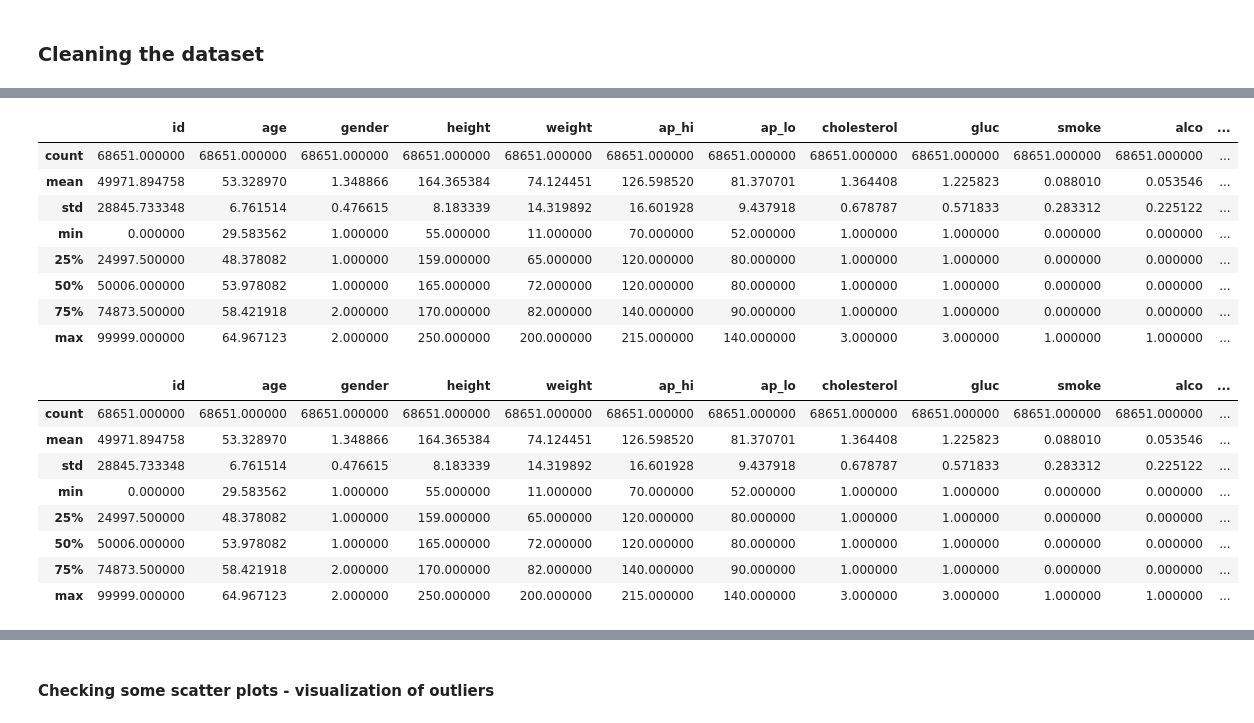
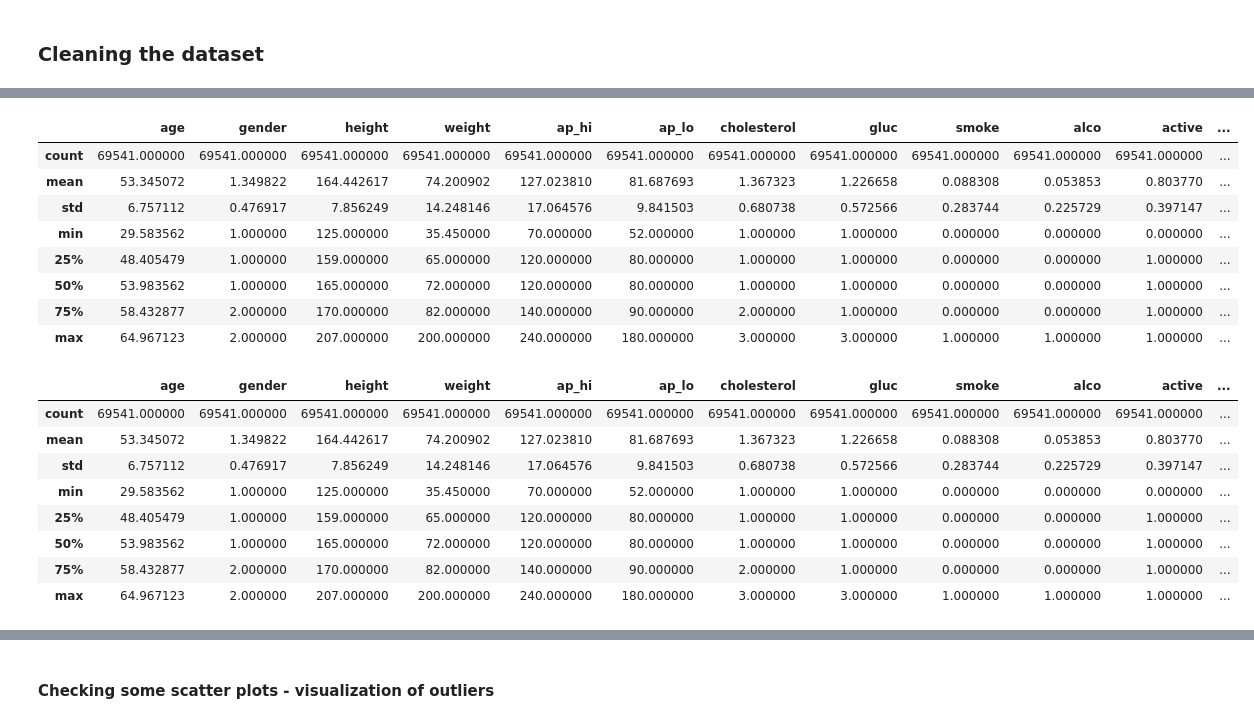
Before and after one commit to infoshareacademy/jdszr3-datavirus, a Jupyter notebook: PYTHON/code/EDA.ipynb, the cells around one changed output, grey strips where cells are left out. Drawn from its saved outputs; the diff is of its cells as text; code cells hidden in the pictures.

```diff
--- a/PYTHON/code/EDA.ipynb
+++ b/PYTHON/code/EDA.ipynb
@@ -171,3 +172,7 @@ data.describe()
 | 50% | 50001.500000 | 53.980822 | 1.000000 | 165.000000 | 72.000000 | 120.000000 | 80.000000 | 1.000000 | 1.000000 | 0.000000 | 0.000000 | ... |
 | 75% | 74889.250000 | 58.430137 | 2.000000 | 170.000000 | 82.000000 | 140.000000 | 90.000000 | 2.000000 | 1.000000 | 0.000000 | 0.000000 | ... |
 | max | 99999.000000 | 64.967123 | 2.000000 | 250.000000 | 200.000000 | 16020.000000 | 11000.000000 | 3.000000 | 3.000000 | 1.000000 | 1.000000 | ... |
+# %%
+bmi = data['weight'] / ((data['height']/100)**2)
+data['bmi'] = bmi
+data.describe()
@@ -193,4 +209,15 @@ cardio         0
 dtype: int64
+# %%
+# deleting id column
+data=data.drop(['id'], axis = 1)
+# %%
+# adjustment of the possible wrong value of ap_hi and ap_lo (divided by 10 or 100)
+def ap_correction(ap_value):
+    if ap_value >= 2000: return ap_value/100
+    elif (ap_value > 300 and ap_value < 2000): return ap_value/10
+    else: return np.abs(ap_value)
+data['ap_hi'] = data.apply(lambda x: ap_correction(x['ap_hi']),axis=1)
+data['ap_lo'] = data.apply(lambda x: ap_correction(x['ap_lo']),axis=1)
 # %%
 #both systolic and diastolic blood pressure should not be negative
 data[data['ap_hi']<0]
@@ -225,0 +245,4 @@ data.describe()
+# %%
+data = data.loc[data['bmi']>=15]
+data = data.loc[data['bmi']<=60]
+data.describe()
@@ -226,32 +259,32 @@ data.describe()
 # %%
 #both ap_hi and _ap_lo should be larger than 50
 data = data.loc[data['ap_lo']>50]
-data = data.loc[data['ap_hi']>50]
+data = data.loc[data['ap_lo']<=180]
 data.describe()
 # %% [output]
-|  | id | age | gender | height | weight | ap_hi | ap_lo | cholesterol | gluc | smoke | alco | ... |
-| count | 68651.000000 | 68651.000000 | 68651.000000 | 68651.000000 | 68651.000000 | 68651.000000 | 68651.000000 | 68651.000000 | 68651.000000 | 68651.000000 | 68651.000000 | ... |
-| mean | 49971.894758 | 53.328970 | 1.348866 | 164.365384 | 74.124451 | 126.598520 | 81.370701 | 1.364408 | 1.225823 | 0.088010 | 0.053546 | ... |
-| std | 28845.733348 | 6.761514 | 0.476615 | 8.183339 | 14.319892 | 16.601928 | 9.437918 | 0.678787 | 0.571833 | 0.283312 | 0.225122 | ... |
-| min | 0.000000 | 29.583562 | 1.000000 | 55.000000 | 11.000000 | 70.000000 | 52.000000 | 1.000000 | 1.000000 | 0.000000 | 0.000000 | ... |
-| 25% | 24997.500000 | 48.378082 | 1.000000 | 159.000000 | 65.000000 | 120.000000 | 80.000000 | 1.000000 | 1.000000 | 0.000000 | 0.000000 | ... |
-| 50% | 50006.000000 | 53.978082 | 1.000000 | 165.000000 | 72.000000 | 120.000000 | 80.000000 | 1.000000 | 1.000000 | 0.000000 | 0.000000 | ... |
-| 75% | 74873.500000 | 58.421918 | 2.000000 | 170.000000 | 82.000000 | 140.000000 | 90.000000 | 1.000000 | 1.000000 | 0.000000 | 0.000000 | ... |
-| max | 99999.000000 | 64.967123 | 2.000000 | 250.000000 | 200.000000 | 215.000000 | 140.000000 | 3.000000 | 3.000000 | 1.000000 | 1.000000 | ... |
+|  | age | gender | height | weight | ap_hi | ap_lo | cholesterol | gluc | smoke | alco | active | ... |
+| count | 69541.000000 | 69541.000000 | 69541.000000 | 69541.000000 | 69541.000000 | 69541.000000 | 69541.000000 | 69541.000000 | 69541.000000 | 69541.000000 | 69541.000000 | ... |
+| mean | 53.345072 | 1.349822 | 164.442617 | 74.200902 | 127.023810 | 81.687693 | 1.367323 | 1.226658 | 0.088308 | 0.053853 | 0.803770 | ... |
+| std | 6.757112 | 0.476917 | 7.856249 | 14.248146 | 17.064576 | 9.841503 | 0.680738 | 0.572566 | 0.283744 | 0.225729 | 0.397147 | ... |
+| min | 29.583562 | 1.000000 | 125.000000 | 35.450000 | 70.000000 | 52.000000 | 1.000000 | 1.000000 | 0.000000 | 0.000000 | 0.000000 | ... |
+| 25% | 48.405479 | 1.000000 | 159.000000 | 65.000000 | 120.000000 | 80.000000 | 1.000000 | 1.000000 | 0.000000 | 0.000000 | 1.000000 | ... |
+| 50% | 53.983562 | 1.000000 | 165.000000 | 72.000000 | 120.000000 | 80.000000 | 1.000000 | 1.000000 | 0.000000 | 0.000000 | 1.000000 | ... |
+| 75% | 58.432877 | 2.000000 | 170.000000 | 82.000000 | 140.000000 | 90.000000 | 2.000000 | 1.000000 | 0.000000 | 0.000000 | 1.000000 | ... |
+| max | 64.967123 | 2.000000 | 207.000000 | 200.000000 | 240.000000 | 180.000000 | 3.000000 | 3.000000 | 1.000000 | 1.000000 | 1.000000 | ... |
 # %%
 #assumption: ap_hi<220 and ap_lo<150
-data = data.loc[data['ap_lo']<150]
-data = data.loc[data['ap_hi']<220]
+data = data.loc[data['ap_hi']<250]
+data = data.loc[data['ap_hi']>50]
 data.describe()
 # %% [output]
-|  | id | age | gender | height | weight | ap_hi | ap_lo | cholesterol | gluc | smoke | alco | ... |
-| count | 68651.000000 | 68651.000000 | 68651.000000 | 68651.000000 | 68651.000000 | 68651.000000 | 68651.000000 | 68651.000000 | 68651.000000 | 68651.000000 | 68651.000000 | ... |
-| mean | 49971.894758 | 53.328970 | 1.348866 | 164.365384 | 74.124451 | 126.598520 | 81.370701 | 1.364408 | 1.225823 | 0.088010 | 0.053546 | ... |
-| std | 28845.733348 | 6.761514 | 0.476615 | 8.183339 | 14.319892 | 16.601928 | 9.437918 | 0.678787 | 0.571833 | 0.283312 | 0.225122 | ... |
-| min | 0.000000 | 29.583562 | 1.000000 | 55.000000 | 11.000000 | 70.000000 | 52.000000 | 1.000000 | 1.000000 | 0.000000 | 0.000000 | ... |
-| 25% | 24997.500000 | 48.378082 | 1.000000 | 159.000000 | 65.000000 | 120.000000 | 80.000000 | 1.000000 | 1.000000 | 0.000000 | 0.000000 | ... |
-| 50% | 50006.000000 | 53.978082 | 1.000000 | 165.000000 | 72.000000 | 120.000000 | 80.000000 | 1.000000 | 1.000000 | 0.000000 | 0.000000 | ... |
-| 75% | 74873.500000 | 58.421918 | 2.000000 | 170.000000 | 82.000000 | 140.000000 | 90.000000 | 1.000000 | 1.000000 | 0.000000 | 0.000000 | ... |
-| max | 99999.000000 | 64.967123 | 2.000000 | 250.000000 | 200.000000 | 215.000000 | 140.000000 | 3.000000 | 3.000000 | 1.000000 | 1.000000 | ... |
+|  | age | gender | height | weight | ap_hi | ap_lo | cholesterol | gluc | smoke | alco | active | ... |
+| count | 69541.000000 | 69541.000000 | 69541.000000 | 69541.000000 | 69541.000000 | 69541.000000 | 69541.000000 | 69541.000000 | 69541.000000 | 69541.000000 | 69541.000000 | ... |
+| mean | 53.345072 | 1.349822 | 164.442617 | 74.200902 | 127.023810 | 81.687693 | 1.367323 | 1.226658 | 0.088308 | 0.053853 | 0.803770 | ... |
+| std | 6.757112 | 0.476917 | 7.856249 | 14.248146 | 17.064576 | 9.841503 | 0.680738 | 0.572566 | 0.283744 | 0.225729 | 0.397147 | ... |
+| min | 29.583562 | 1.000000 | 125.000000 | 35.450000 | 70.000000 | 52.000000 | 1.000000 | 1.000000 | 0.000000 | 0.000000 | 0.000000 | ... |
+| 25% | 48.405479 | 1.000000 | 159.000000 | 65.000000 | 120.000000 | 80.000000 | 1.000000 | 1.000000 | 0.000000 | 0.000000 | 1.000000 | ... |
+| 50% | 53.983562 | 1.000000 | 165.000000 | 72.000000 | 120.000000 | 80.000000 | 1.000000 | 1.000000 | 0.000000 | 0.000000 | 1.000000 | ... |
+| 75% | 58.432877 | 2.000000 | 170.000000 | 82.000000 | 140.000000 | 90.000000 | 2.000000 | 1.000000 | 0.000000 | 0.000000 | 1.000000 | ... |
+| max | 64.967123 | 2.000000 | 207.000000 | 200.000000 | 240.000000 | 180.000000 | 3.000000 | 3.000000 | 1.000000 | 1.000000 | 1.000000 | ... |
 # %%
 #assumption: height should be at least 100cm and not excess 230cm
```
Also changed, not shown: parts of 16 cells of this notebook, 1 other file.
